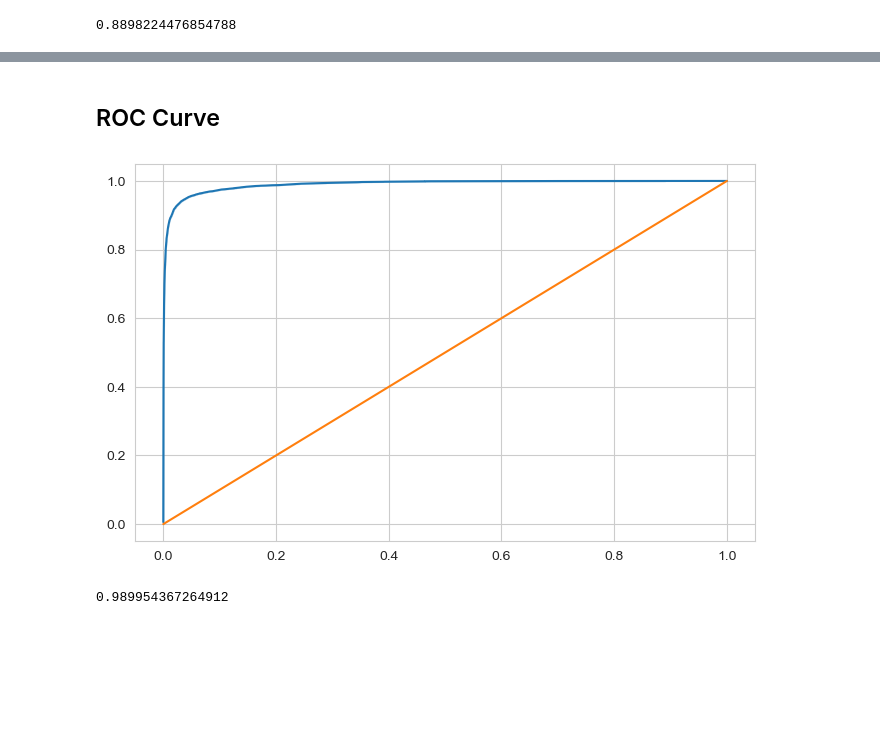
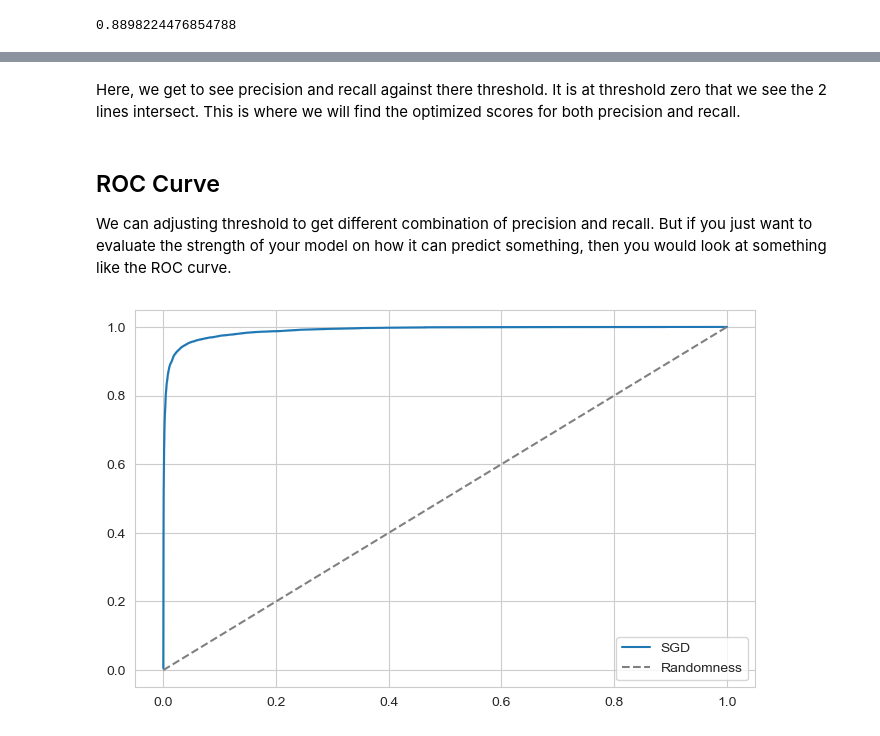
Before and after one commit to angelocandari/std-handsOnMachineLearning, a Jupyter notebook: std-chapter2-minst.ipynb, the cells around one changed output, grey strips where cells are left out. Drawn from its saved outputs; the diff is of its cells as text; code cells hidden in the pictures; blank space fills up the shorter version.

```diff
--- a/std-chapter2-minst.ipynb
+++ b/std-chapter2-minst.ipynb
@@ -246,16 +241,15 @@ sns.lineplot(x=recalls[:-1], y=precisions[:-1]);
+# %% [markdown]
+Here, we get to see precision and recall against there threshold. It is at threshold zero that we see the 2 lines intersect. This is where we will find the optimized scores for both precision and recall.
 # %% [markdown]
 ## ROC Curve
+We can adjusting threshold to get different combination of precision and recall. But if you just want to evaluate the strength of your model on how it can predict something, then you would look at something like the ROC curve.
 # %%
 from sklearn.metrics import roc_curve
 fpr, tpr, thresholds = roc_curve(train_target_seven, target_scores)
 # %%
 plt.figure(figsize=(8,5))
-sns.lineplot(x=fpr, y=tpr)
-sns.lineplot(x=[0,1], y=[0,1]);
+sns.lineplot(x=fpr, y=tpr, label='SGD')
+sns.lineplot(x=[0,1], y=[0,1], color='grey', linestyle='--', label='Randomness')
+plt.legend();
 # %% [output]
-[figure, old version]
+[figure, new version]
-# %%
-from sklearn.metrics import roc_auc_score
-roc_auc_score(train_target_seven, target_scores)
-# %% [output]
-0.989954367264912
```
Also changed, not shown: parts of 17 cells of this notebook.
